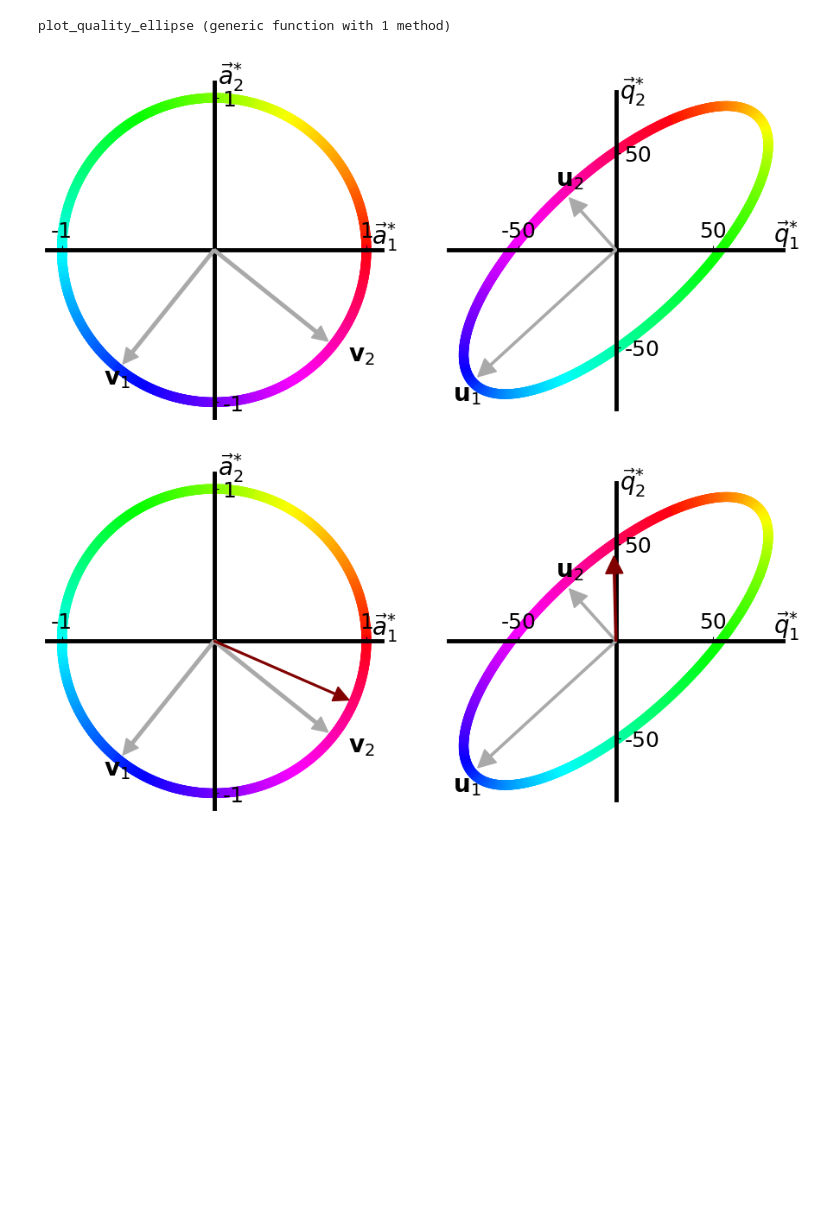
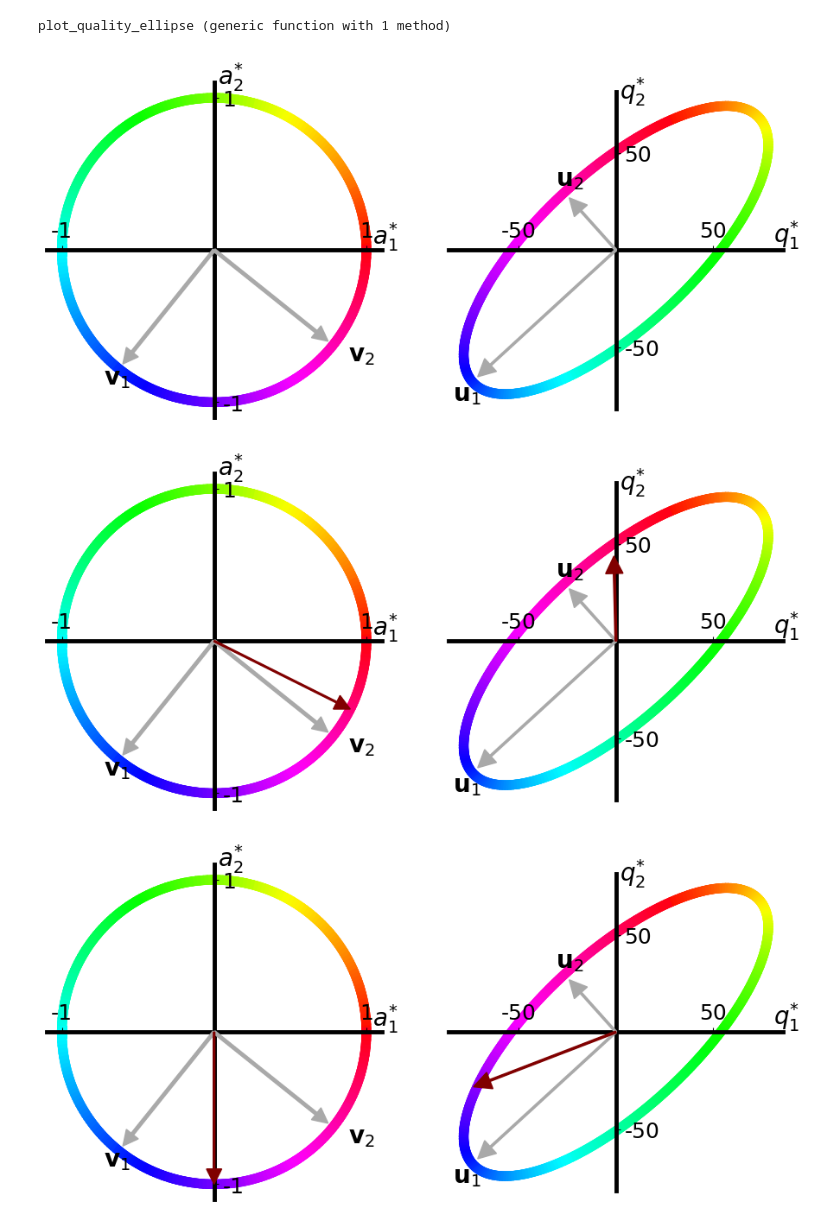
Before and after one commit to Surluson/Surluson.github.io, a Jupyter notebook: blog/visualize_svd_extra/svd_visualization.ipynb, the cells around one changed output. Cells and saved outputs as stored; diff of their text form; code cells hidden in the pictures; blank space fills up the shorter version.

```diff
--- a/blog/visualize_svd_extra/svd_visualization.ipynb
+++ b/blog/visualize_svd_extra/svd_visualization.ipynb
@@ -62,8 +62,8 @@ function plot_apple_unit_circle(ax, T::Array{Float64, 2}; N::Int=250)
         ["\$\\mathbf{v}_1\$", "\$\\mathbf{v}_2\$"], 0.2)
     move_axes_to_origin(ax, [1.01 0.59; 0.55 0.97])
     ax.set_aspect("equal")
-    ax.set_xlabel("\$\\vec{a}_1^{*}\$", fontsize=20)
-    ax.set_ylabel("\$\\vec{a}_2^{*}\$", fontsize=20, rotation=0)
+    ax.set_xlabel("\$a_1^{*}\$", fontsize=20)
+    ax.set_ylabel("\$a_2^{*}\$", fontsize=20, rotation=0)
     ax.set_xticks([-1, 1])
     ax.set_xticklabels(ax.get_xticks(), fontsize=18)
     ax.set_yticks([-1, 1])
@@ -100,8 +100,8 @@ function plot_quality_ellipse(ax, T::Array{Float64, 2}; N::Int=250)
         ["\$\\mathbf{u}_1\$", "\$\\mathbf{u}_2\$"], 15.)
     move_axes_to_origin(ax, [1.01 0.60; 0.55 0.95])
     ax.set_aspect("equal")
-    ax.set_xlabel("\$\\vec{q}_1^{*}\$", fontsize=20)
-    ax.set_ylabel("\$\\vec{q}_2^{*}\$", fontsize=20, rotation=0)
+    ax.set_xlabel("\$q_1^{*}\$", fontsize=20)
+    ax.set_ylabel("\$q_2^{*}\$", fontsize=20, rotation=0)
     ax.set_xticks([-50, 50])
     ax.set_xticklabels(ax.get_xticks(), fontsize=18)
     ax.set_yticks([-50, 50])
@@ -110,31 +110,34 @@ end
 # %% [output]
 plot_quality_ellipse (generic function with 1 method)
 # %%
-function make_svd_visualization(T::Array{Float64, 2}; extra_arrow::Union{Array{Float64, 1}, Missing}=missing)
+function make_svd_visualization(T::Array{Float64, 2}; extra_arrow::Union{Array{Float64, 1}, Missing}=missing,
+                                label_postfix="")
     fig, axs = plt.subplots(nrows=1, ncols=2, figsize=(11, 5),
                             gridspec_kw = Dict("top" => 1.0, "bottom" => 0.0))
 
     plot_apple_unit_circle(axs[1], T)
     plot_quality_ellipse(axs[2], T)
 
     if ismissing(extra_arrow)
-        fig.savefig("svd_viz.png", transparent="true", format="png", dpi=300)
+        fig.savefig("svd_viz" * label_postfix * ".png", transparent="true", format="png", dpi=300)
     else
         extra_arrow = extra_arrow ./ norm(extra_arrow)
         extra_quality_arrow = T * extra_arrow
-        x_plot = extra_arrow .- 0.1 .* extra_arrow ./ norm.(extra_arrow)
+        x_plot = extra_arrow .- 0.1 .* extra_arrow ./ norm(extra_arrow)
         x_quality_plot = extra_quality_arrow .- 9 .* extra_quality_arrow ./ norm.(extra_quality_arrow)
         axs[1].arrow(0, 0, x_plot[1,1], x_plot[2,1], width=0.01, head_width=0.1,
                  head_length=0.1, fc="#800000", ec="#800000", zorder=10)
         axs[2].arrow(0, 0, x_quality_plot[1,1], x_quality_plot[2,1], width=1., head_width=9.,
                  head_length=9., fc="#800000", ec="#800000", zorder=10)
-        fig.savefig("svd_viz_w_vector.png", transparent="true", format="png", dpi=300)
+        fig.savefig("svd_viz_w_vector" * label_postfix * ".png", transparent="true", format="png", dpi=300)
     end
     return
 end
 T = [26. 74.; 66. 34.]
 make_svd_visualization(T)
 make_svd_visualization(T, extra_arrow=[4.,-2.])
+make_svd_visualization(T, extra_arrow=[0.,-2.], label_postfix="2")
 # %% [output]
-[figure, old version]
+[figure, new version]
-[figure, old version]
+[figure, new version]
+[figure, added]
```
Also changed, not shown: parts of 1 cell of this notebook, 5 other files.
